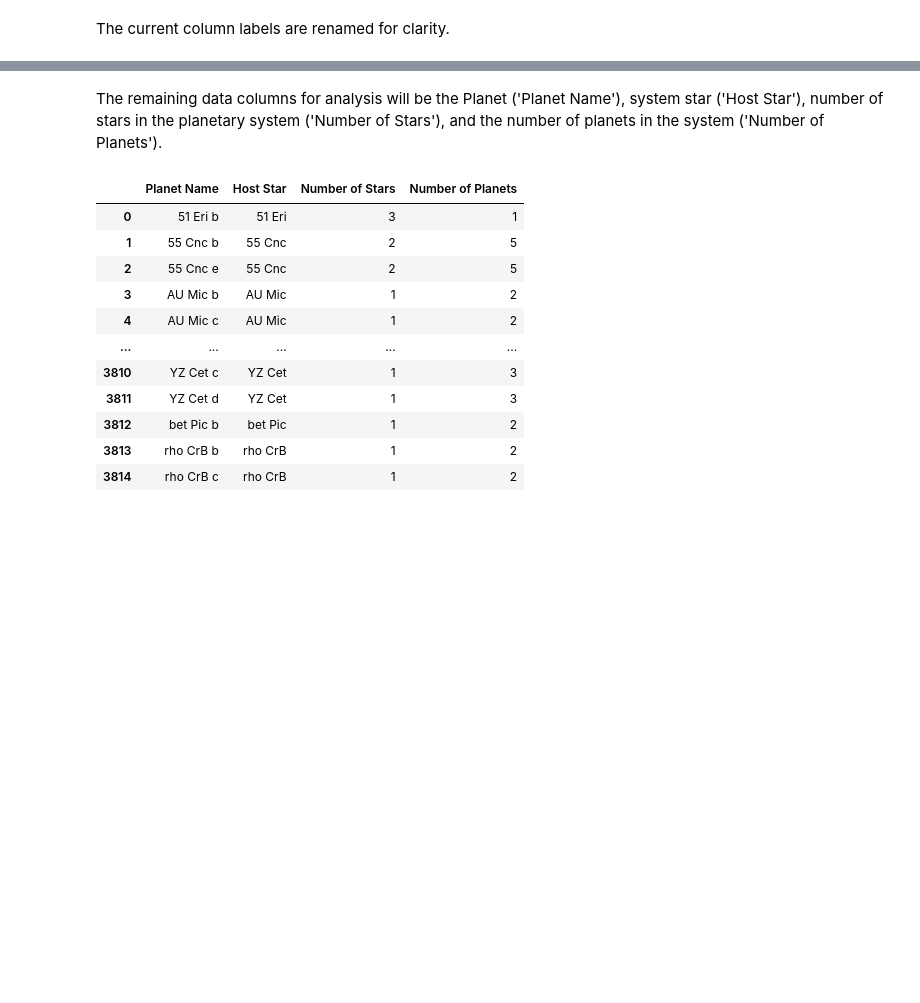
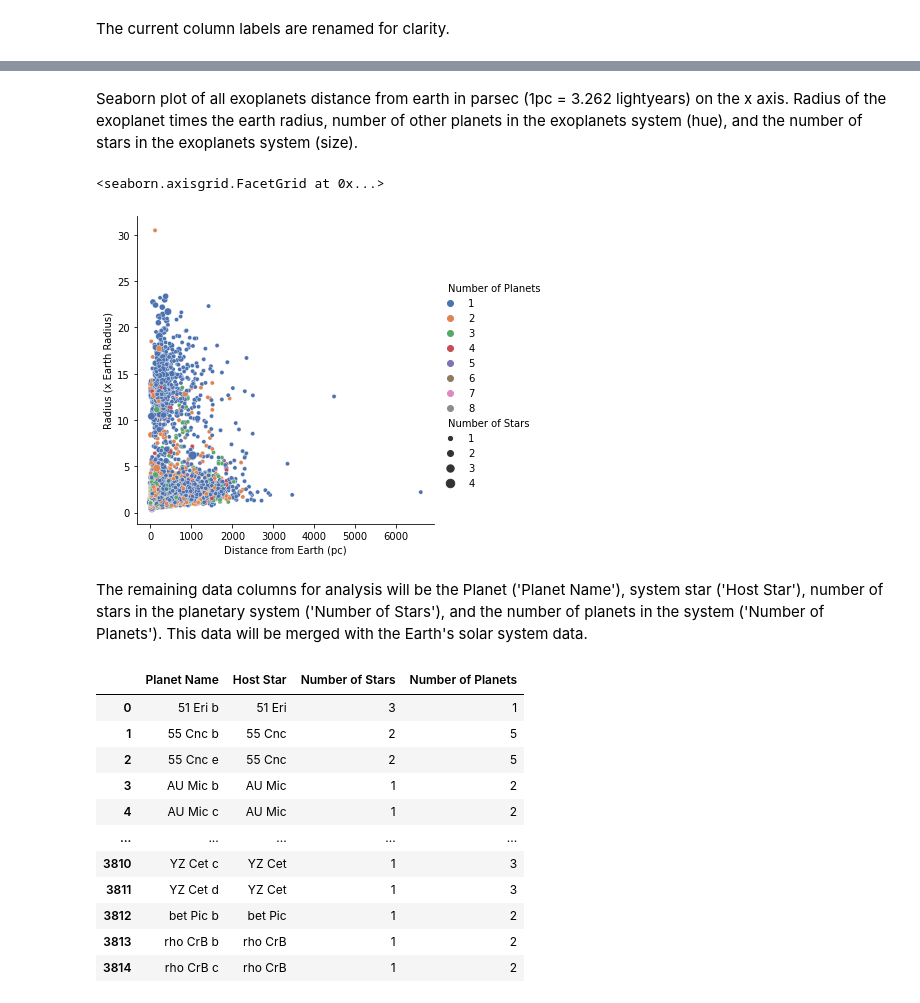
Before and after one commit to timothy7walker/GalaxyPlanetsandExoplanets, a Jupyter notebook: GalaxyPlanetsandExoplanets.ipynb, the cells around one changed output, grey strips where cells are left out. Saved outputs shown, nothing was run; the diff lists cells and outputs as text; code cells hidden in the pictures; blank space fills up the shorter version.

Commit message:
Exoplanet plot add

```diff
--- a/GalaxyPlanetsandExoplanets.ipynb
+++ b/GalaxyPlanetsandExoplanets.ipynb
@@ -67,4 +65,4 @@ Index(['pl_name', 'hostname', 'sy_snum', 'sy_pnum', 'pl_orbper', 'pl_rade',
 The current column labels are renamed for clarity.
 # %%
 fixed_columns = {'pl_name' : 'Planet Name', 'hostname' : 'Host Star', 'sy_snum' : 'Number of Stars', 'sy_pnum' : 'Number of Planets',
-                 'pl_orbper' : 'Orbital Period (days)', 'pl_rade' : 'Radius (x Earth Radius)', 'pl_eqt' : 'Equalibrium Temp (K)', 'sy_dist' : 'Distance from Earth (pc)'}
+                 'pl_rade' : 'Radius (x Earth Radius)', 'sy_dist' : 'Distance from Earth (pc)'}
@@ -71,3 +88,10 @@ fixed_columns = {'pl_name' : 'Planet Name', 'hostname' : 'Host Star', 'sy_snum'
+# %% [markdown]
+Seaborn plot of all exoplanets distance from earth in parsec (1pc = 3.262 lightyears) on the x axis. Radius of the exoplanet times the earth radius, number of other planets in the exoplanets system (hue), and the number of stars in the exoplanets system (size).
+# %%
+sns.relplot(data = planetArch2, x="Distance from Earth (pc)", y="Radius (x Earth Radius)", hue="Number of Planets", size="Number of Stars", palette="deep")
+# %% [output]
+<seaborn.axisgrid.FacetGrid at 0x...>
+[figure, added]
 # %% [markdown]
-The remaining data columns for analysis will be the Planet ('Planet Name'), system star ('Host Star'), number of stars in the planetary system ('Number of Stars'), and the number of planets in the system ('Number of Planets').
+The remaining data columns for analysis will be the Planet ('Planet Name'), system star ('Host Star'), number of stars in the planetary system ('Number of Stars'), and the number of planets in the system ('Number of Planets'). This data will be merged with the Earth's solar system data.
 # %%
```
Also changed, not shown: parts of 8 cells of this notebook.
